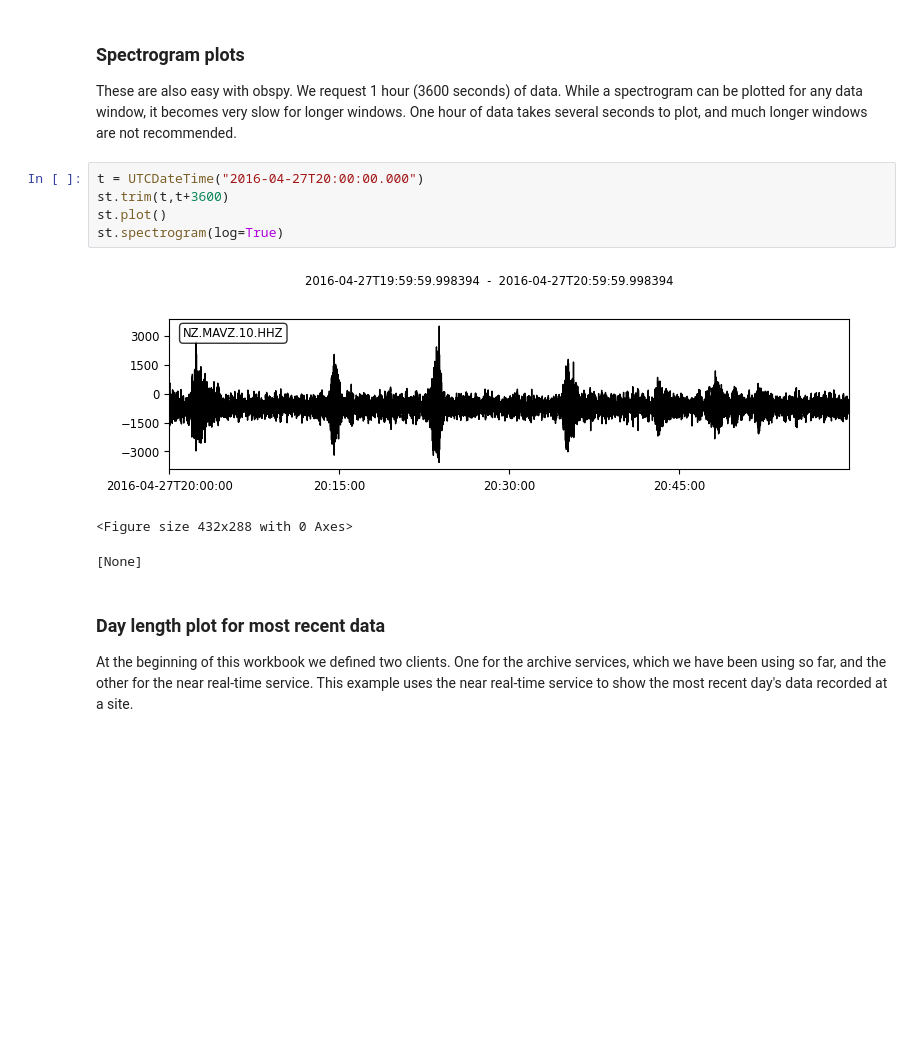
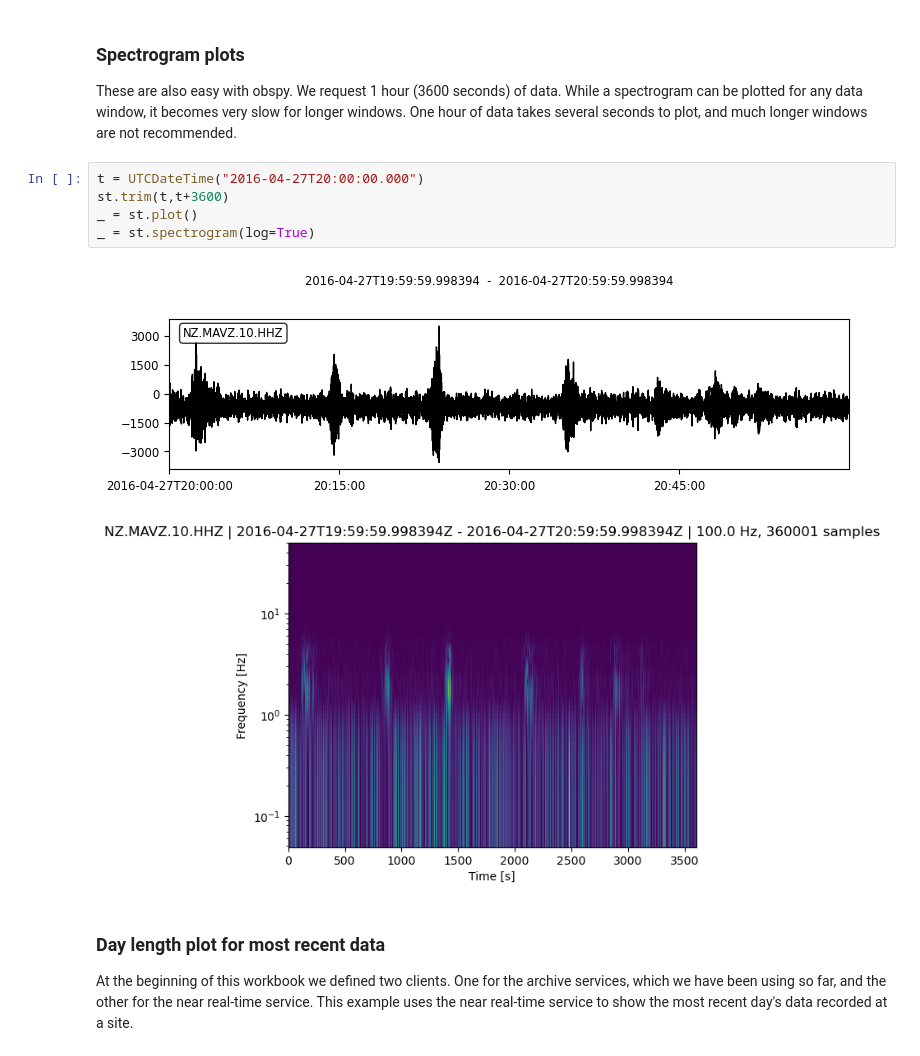
Before and after one commit to GeoNet/data-tutorials, a Jupyter notebook: FDSN/FDSN_dataselect.ipynb, the cells around one changed output. Cells and saved outputs as stored; diff of their text form; blank space fills up the shorter version.

```diff
--- a/FDSN/FDSN_dataselect.ipynb
+++ b/FDSN/FDSN_dataselect.ipynb
@@ -92,12 +91,11 @@ These are also easy with obspy. We request 1 hour (3600 seconds) of data. While
 # %%
 t = UTCDateTime("2016-04-27T20:00:00.000")
 st.trim(t,t+3600)
-st.plot()
-st.spectrogram(log=True)
+_ = st.plot()
+_ = st.spectrogram(log=True)
 # %% [output]
 [figure]
-<Figure size 432x288 with 0 Axes>
-[None]
+[figure, added]
 # %% [markdown]
 ### Day length plot for most recent data
 
```
Also changed, not shown: parts of 7 cells of this notebook, 1 other file.
